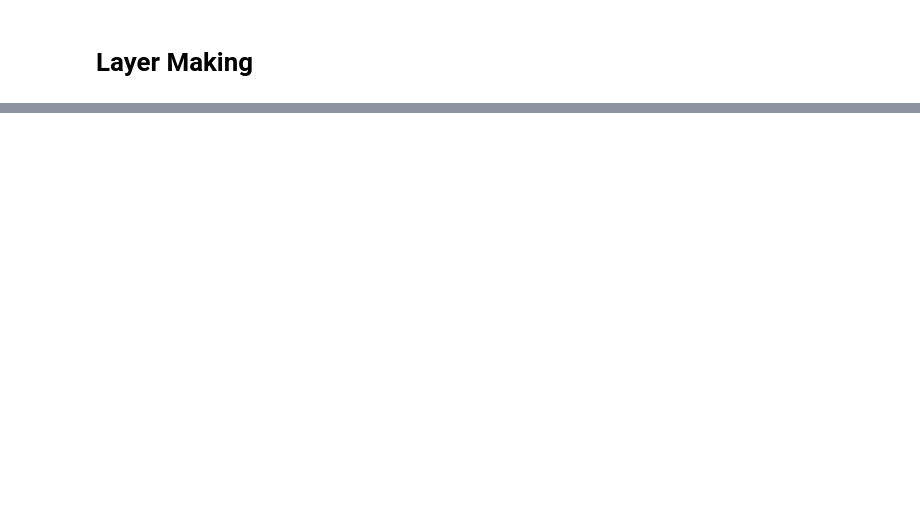
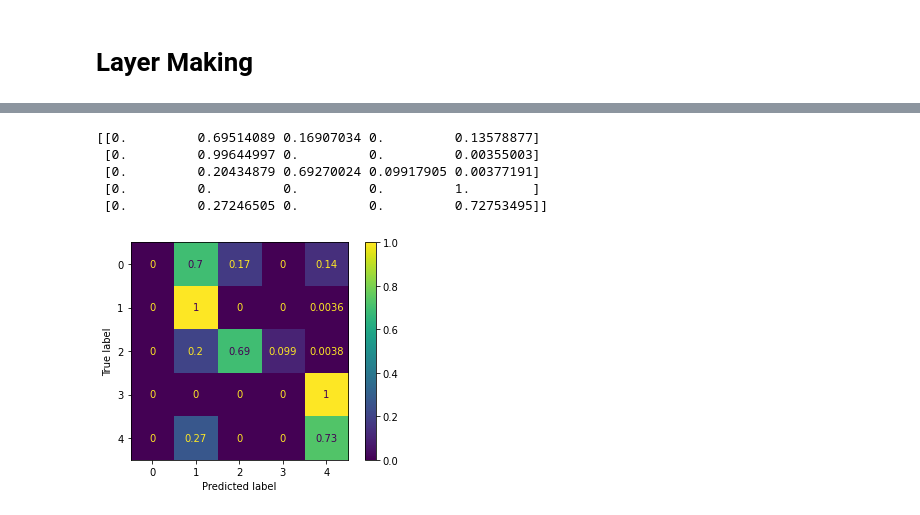
Before and after one commit to chriswxho/radar_rcn, a Jupyter notebook: Bidirectional.ipynb, the cells around one changed output, grey strips where cells are left out. Cells and saved outputs as stored; diff of their text form; code cells hidden in the pictures; blank space fills up the shorter version.

```diff
--- a/Bidirectional.ipynb
+++ b/Bidirectional.ipynb
@@ -286,0 +299,12 @@ valid_predictions, valid_acc = get_accuracy(n2o, valid_dataset, valid_labels)
+# %%
+test_cm = get_confusion_matrix(test_labels_repeat, test_predictions)
+print(test_cm)
+
+cm_display = ConfusionMatrixDisplay(test_cm, display_labels=[0, 1, 2, 3, 4]).plot()
+# %% [output]
+[[0.         0.69514089 0.16907034 0.         0.13578877]
+ [0.         0.99644997 0.         0.         0.00355003]
+ [0.         0.20434879 0.69270024 0.09917905 0.00377191]
+ [0.         0.         0.         0.         1.        ]
+ [0.         0.27246505 0.         0.         0.72753495]]
+[figure, added]
```
Also changed, not shown: parts of 29 cells of this notebook.
